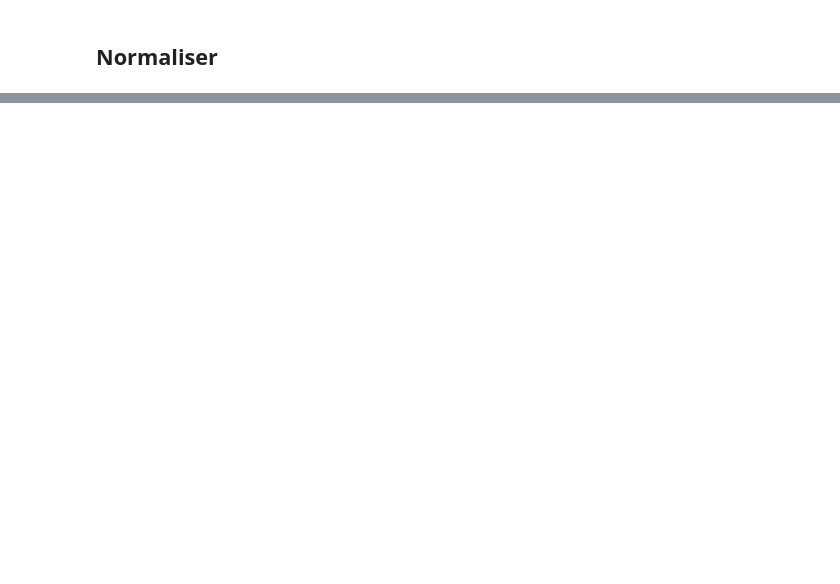
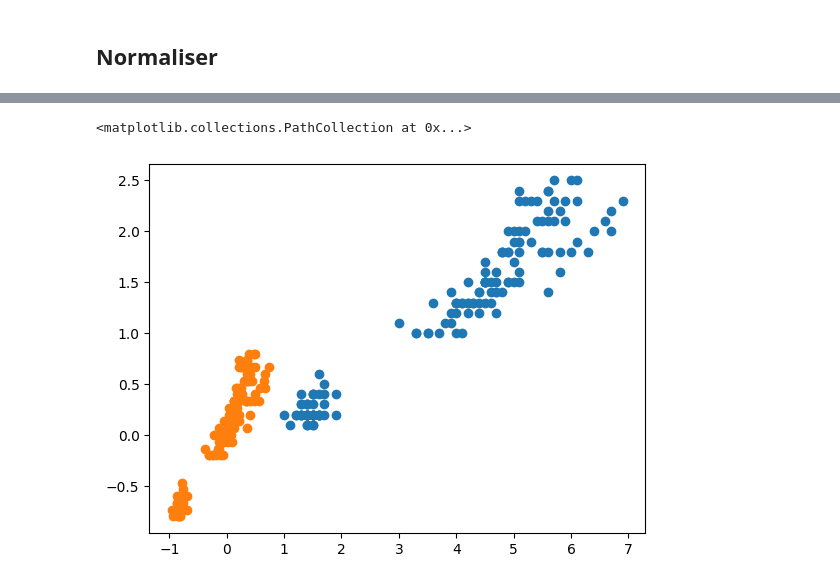
Before and after one commit to NovaStarmax/ml_training, a Jupyter notebook: machine_learning/pre_process.ipynb, the cells around one changed output, grey strips where cells are left out. Saved outputs shown, nothing was run; the diff lists cells and outputs as text; code cells hidden in the pictures; blank space fills up the shorter version.

```diff
--- a/machine_learning/pre_process.ipynb
+++ b/machine_learning/pre_process.ipynb
@@ -57,0 +93,8 @@ from sklearn.preprocessing import MinMaxScaler
+# %%
+X_robust = RobustScaler().fit_transform(X)
+
+plt.scatter(X[:, 2], X[:, 3])
+plt.scatter(X_robust[:, 2], X_robust[:, 3])
+# %% [output]
+<matplotlib.collections.PathCollection at 0x...>
+[figure, added]
```
Also changed, not shown: parts of 27 cells of this notebook, 8 other files.
